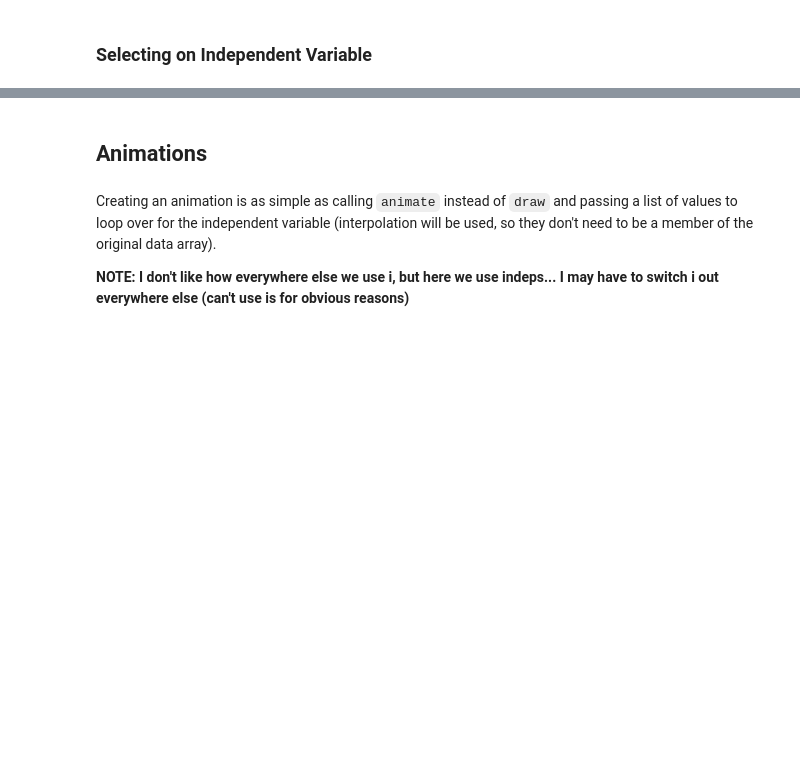
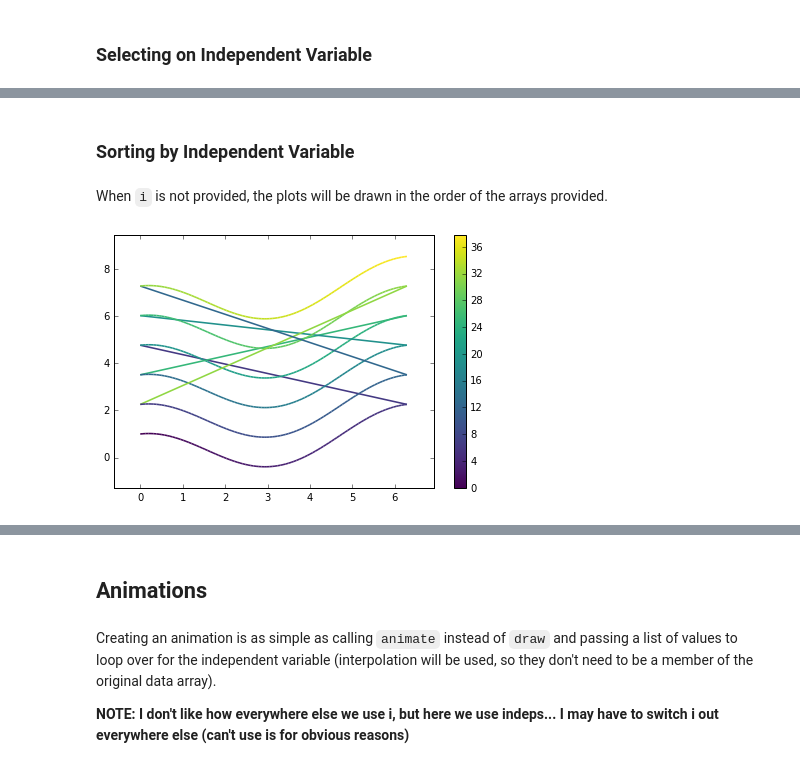
Before and after one commit to kecnry/autofig, a Jupyter notebook: tutorials/basics.ipynb, the cells around one changed output, grey strips where cells are left out. Drawn from its saved outputs; the diff is of its cells as text; code cells hidden in the pictures; blank space fills up the shorter version.

```diff
--- a/tutorials/basics.ipynb
+++ b/tutorials/basics.ipynb
@@ -415,0 +416,16 @@ autofig.draw(i=3, show=True)
+# %% [markdown]
+### Sorting by Independent Variable
+# %%
+order = [1,4,3,5,2,6]
+t_indep = np.concatenate([np.linspace((i-1)*2*np.pi, i*2*np.pi, 100) for i in order])
+x_indep = np.concatenate([np.linspace(0, 2*np.pi, 100) for i in order])
+y_indep = np.cos(x_indep)+t_indep/5
+# %% [markdown]
+When `i` is not provided, the plots will be drawn in the order of the arrays provided.
+# %%
+autofig.reset()
+
+autofig.plot(x_indep, y_indep, c=t_indep, marker='None')
+autofig.draw(show=True)
+# %% [output]
+[figure, added]
```
Also changed, not shown: parts of 45 cells of this notebook, 7 other files.
